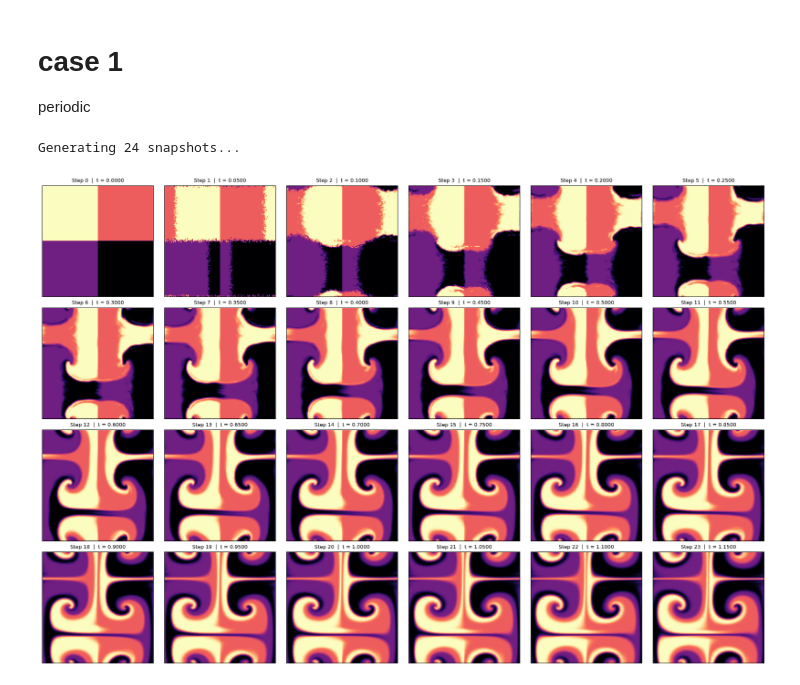
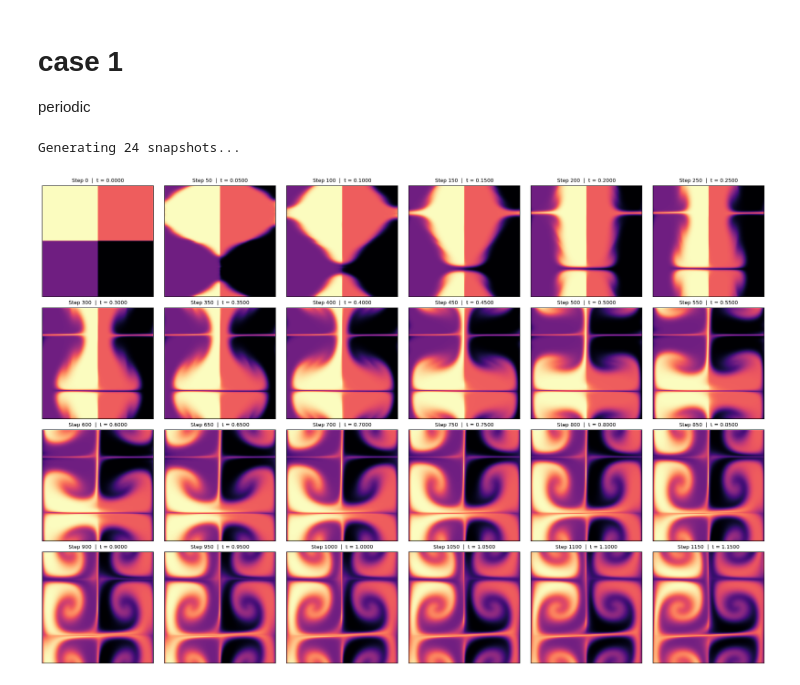
Before and after one commit to HuChen9218/MATH_714_pro_stable_fluid, a Jupyter notebook: case_1.ipynb, the cells around one changed output. Saved outputs shown, nothing was run; the diff lists cells and outputs as text; code cells hidden in the pictures.

```diff
--- a/case_1.ipynb
+++ b/case_1.ipynb
@@ -18,7 +18,7 @@ class FluidConfig:
     dx = Lx / N_x
     dy = Ly / N_y
 
-    DT = 0.05 # 0.001 #0.01 #          # time step
+    DT = 0.001 #0.01 # 0.05 #          # time step
     VISCOSITY = 0.001 # Diffusion strength
     DIFFUSION_ITER = 20 # CG step for diffusion
     PRESSURE_ITER = 50  # CG step for pressure
@@ -101,9 +101,6 @@ def step_fn(state: FluidState) -> FluidState:
     u_adv = advect(u_forced, u_forced, v_forced, FluidConfig.DT, FluidConfig.dx, FluidConfig.dy)
     v_adv = advect(v_forced, u_forced, v_forced, FluidConfig.DT, FluidConfig.dx, FluidConfig.dy)
 
-    # density-advection
-    dens_adv = advect(dens, u_forced, v_forced, FluidConfig.DT, FluidConfig.dx, FluidConfig.dy)
-
     #  Diffusion
     u_diff = diffuse(u_adv, FluidConfig.VISCOSITY, FluidConfig.DT, FluidConfig.DIFFUSION_ITER, FluidConfig.dx, FluidConfig.dy)
     v_diff = diffuse(v_adv, FluidConfig.VISCOSITY, FluidConfig.DT, FluidConfig.DIFFUSION_ITER, FluidConfig.dx, FluidConfig.dy)
@@ -112,6 +109,9 @@ def step_fn(state: FluidState) -> FluidState:
     # Projection
     u_final, v_final = project(u_diff, v_diff, FluidConfig.PRESSURE_ITER, FluidConfig.dx, FluidConfig.dy)
 
+    # density-advection
+    dens_adv = advect(dens, u_final, v_final, FluidConfig.DT, FluidConfig.dx, FluidConfig.dy)
+
     return FluidState(u_final, v_final, dens_adv)
 # %%
 def init_checkerboard_shear():
@@ -167,33 +167,33 @@ def main_grid_plot():
     fig, axes = plt.subplots(rows, cols, figsize=(18, 12), constrained_layout=True)
 
     axes_flat = axes.flatten()
 
-    steps_per_plot =  1 #50 #5 #  改变步数 对应前面时间步
+    steps_per_plot =  50 #5 #1 #  改变步数 对应前面时间步
     current_step = 0
 
     print(f"Generating {total_plots} snapshots...")
 
     for i, ax in enumerate(axes_flat):
 
         n_steps = 0 if i == 0 else steps_per_plot
 
         for _ in range(n_steps):
             state = step_fn(state)
             current_step += 1
 
         data = jax.device_get(state.density)
         ax.imshow(data, cmap='magma', origin='lower')#, vmin=0, vmax=1)
 
         ax.set_xticks([])
         ax.set_yticks([])
 
         t = current_step * FluidConfig.DT
         ax.set_title(f"Step {current_step}  |  t = {t:.4f}", fontsize=9)
 
-    plt.savefig("case_1_dt_0p05_3.png", dpi=300, bbox_inches='tight')
+    plt.savefig("case_1_dt_0p001_3.png", dpi=300, bbox_inches='tight')
     plt.show()
 
 main_grid_plot()
 # %% [output]
 Generating 24 snapshots...
-[figure, old version]
+[figure, new version]
```
Also changed, not shown: 1 other file.
